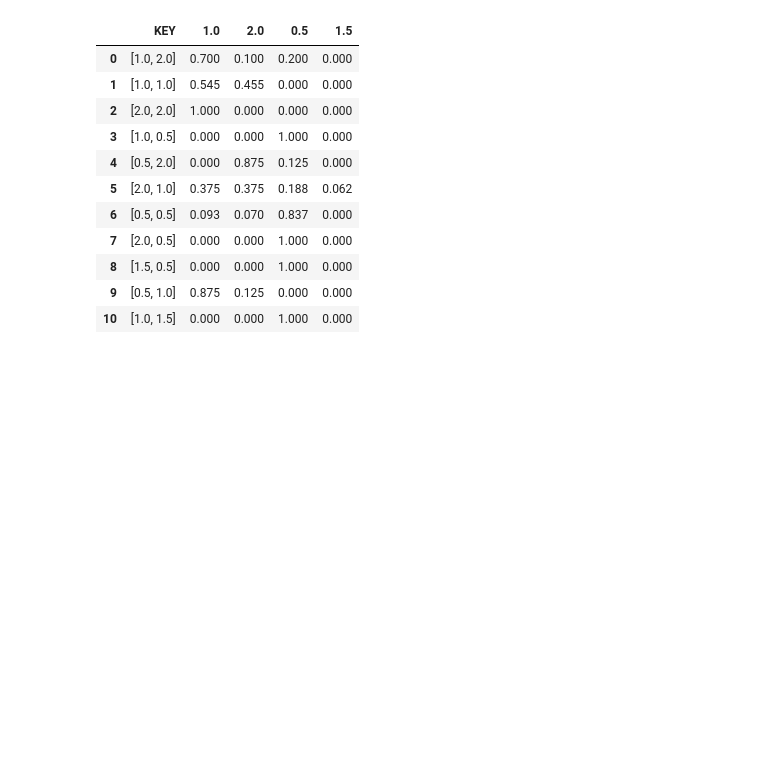
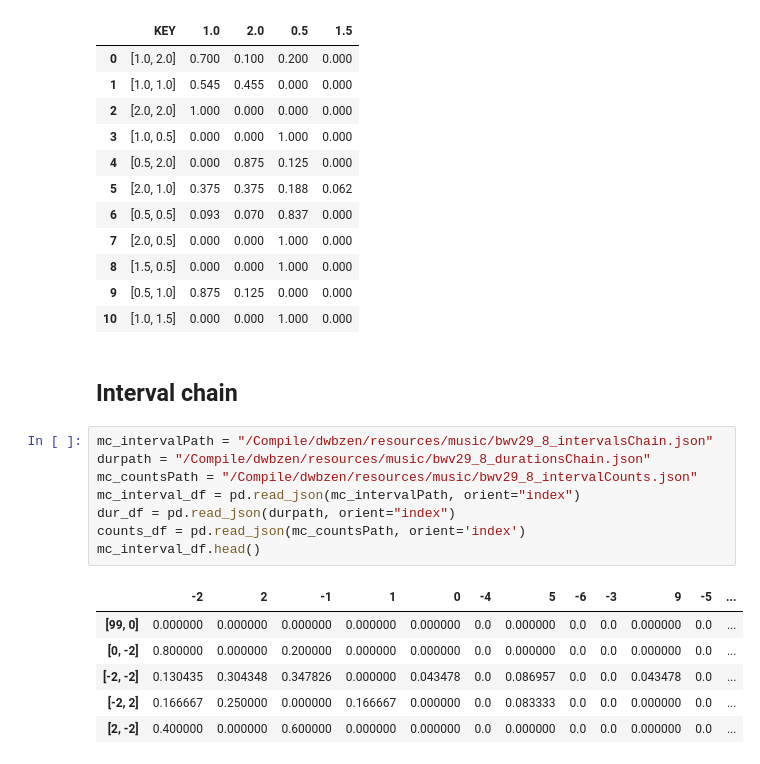
Before and after one commit to dwbzen/pymusic, a Jupyter notebook: markov_chain.ipynb, the cells around one changed output. Cells and saved outputs as stored; diff of their text form; blank space fills up the shorter version.

```diff
--- a/markov_chain.ipynb
+++ b/markov_chain.ipynb
@@ -648,3 +649,20 @@ durations_df
 | 8 | [1.5, 0.5] | 0.000 | 0.000 | 1.000 | 0.000 |
 | 9 | [0.5, 1.0] | 0.875 | 0.125 | 0.000 | 0.000 |
 | 10 | [1.0, 1.5] | 0.000 | 0.000 | 1.000 | 0.000 |
+# %% [markdown]
+## Interval chain
+# %%
+mc_intervalPath = "/Compile/dwbzen/resources/music/bwv29_8_intervalsChain.json"
+durpath = "/Compile/dwbzen/resources/music/bwv29_8_durationsChain.json"
+mc_countsPath = "/Compile/dwbzen/resources/music/bwv29_8_intervalCounts.json"
+mc_interval_df = pd.read_json(mc_intervalPath, orient="index")
+dur_df = pd.read_json(durpath, orient="index")
+counts_df = pd.read_json(mc_countsPath, orient='index')
+mc_interval_df.head()
+# %% [output]
+|  | -2 | 2 | -1 | 1 | 0 | -4 | 5 | -6 | -3 | 9 | -5 | ... |
+| [99, 0] | 0.000000 | 0.000000 | 0.000000 | 0.000000 | 0.000000 | 0.0 | 0.000000 | 0.0 | 0.0 | 0.000000 | 0.0 | ... |
+| [0, -2] | 0.800000 | 0.000000 | 0.200000 | 0.000000 | 0.000000 | 0.0 | 0.000000 | 0.0 | 0.0 | 0.000000 | 0.0 | ... |
+| [-2, -2] | 0.130435 | 0.304348 | 0.347826 | 0.000000 | 0.043478 | 0.0 | 0.086957 | 0.0 | 0.0 | 0.043478 | 0.0 | ... |
+| [-2, 2] | 0.166667 | 0.250000 | 0.000000 | 0.166667 | 0.000000 | 0.0 | 0.083333 | 0.0 | 0.0 | 0.000000 | 0.0 | ... |
+| [2, -2] | 0.400000 | 0.000000 | 0.600000 | 0.000000 | 0.000000 | 0.0 | 0.000000 | 0.0 | 0.0 | 0.000000 | 0.0 | ... |
```
Also changed, not shown: parts of 15 cells of this notebook, 22 other files.
